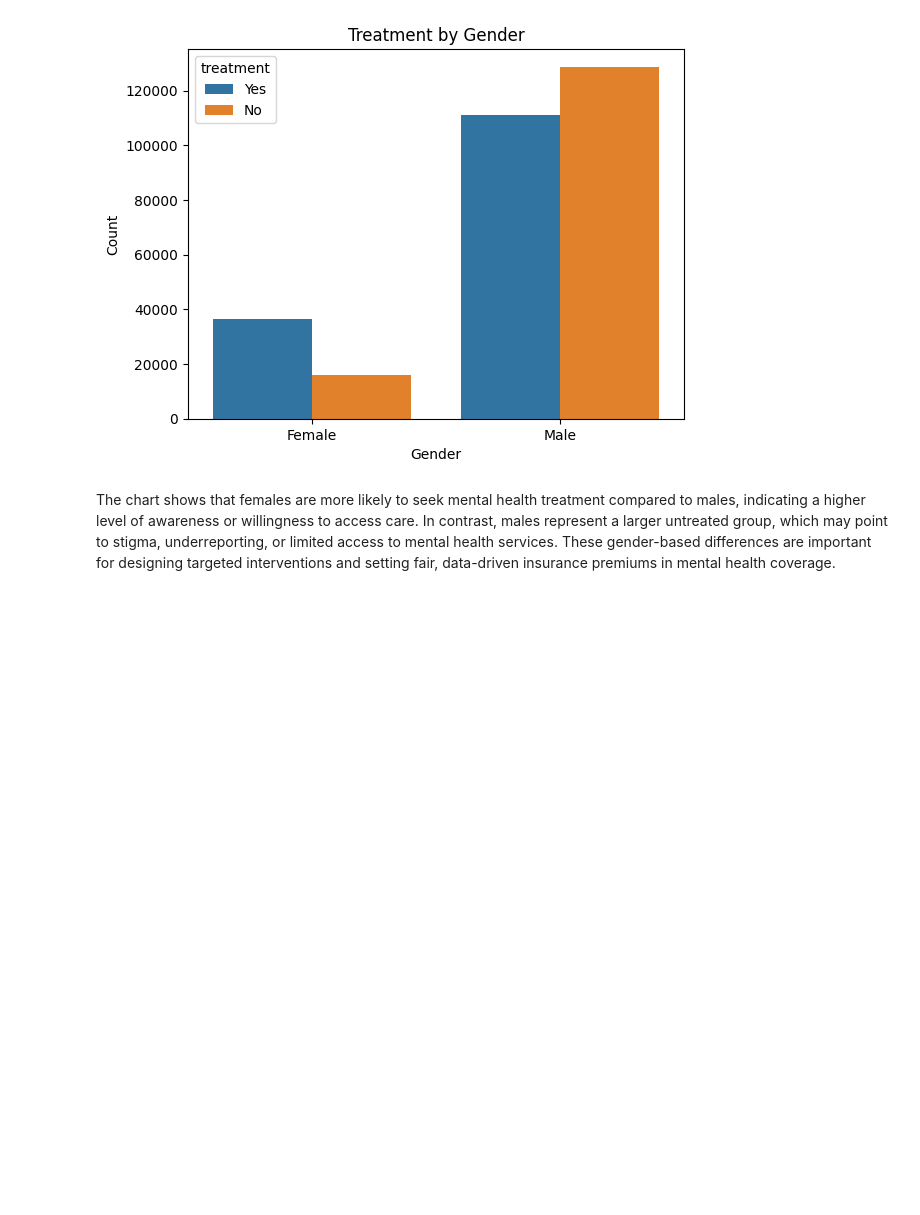
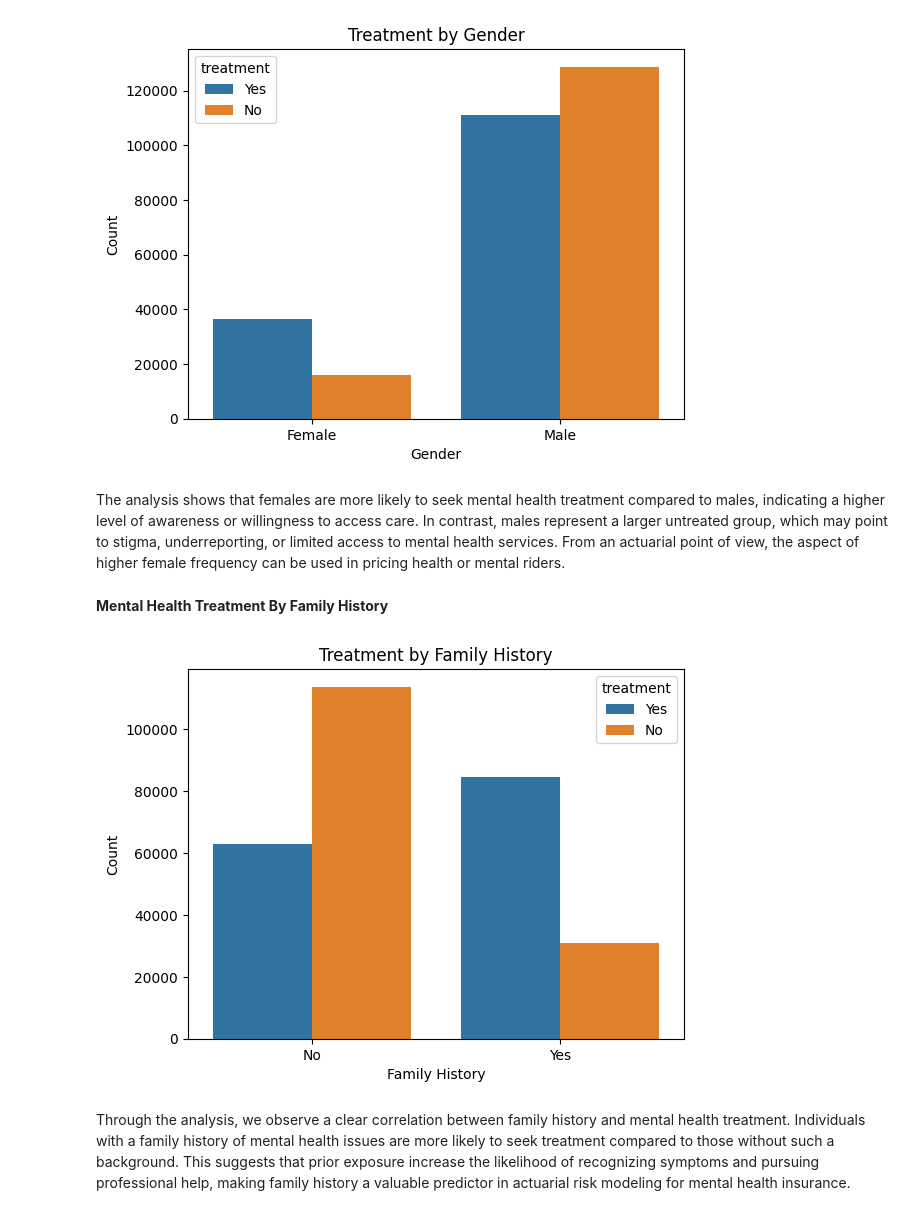
Before and after one commit to joseph-4640/mental-segmentation, a Jupyter notebook: mental.ipynb, the cells around one changed output. Cells and saved outputs as stored; diff of their text form; code cells hidden in the pictures; blank space fills up the shorter version.

```diff
--- a/mental.ipynb
+++ b/mental.ipynb
@@ -95,4 +95,16 @@ plt.show()
 # %% [output]
 [figure]
 # %% [markdown]
-The chart shows that females are more likely to seek mental health treatment compared to males, indicating a higher level of awareness or willingness to access care. In contrast, males represent a larger untreated group, which may point to stigma, underreporting, or limited access to mental health services. These gender-based differences are important for designing targeted interventions and setting fair, data-driven insurance premiums in mental health coverage.
+The analysis shows that females are more likely to seek mental health treatment compared to males, indicating a higher level of awareness or willingness to access care. In contrast, males represent a larger untreated group, which may point to stigma, underreporting, or limited access to mental health services. From an actuarial point of view, the aspect of higher female frequency can be used in pricing health or mental riders.
+# %% [markdown]
+**Mental Health Treatment By Family History**
+# %%
+sns.countplot(data=df, x='family_history', hue='treatment')
+plt.xlabel("Family History")
+plt.ylabel("Count")
+plt.title("Treatment by Family History")
+plt.show()
+# %% [output]
+[figure, added]
+# %% [markdown]
+Through the analysis, we observe a clear correlation between family history and mental health treatment. Individuals with a family history of mental health issues are more likely to seek treatment compared to those without such a background. This suggests that prior exposure increase the likelihood of recognizing symptoms and pursuing professional help, making family history a valuable predictor in actuarial risk modeling for mental health insurance.
```
Also changed, not shown: parts of 6 cells of this notebook.
